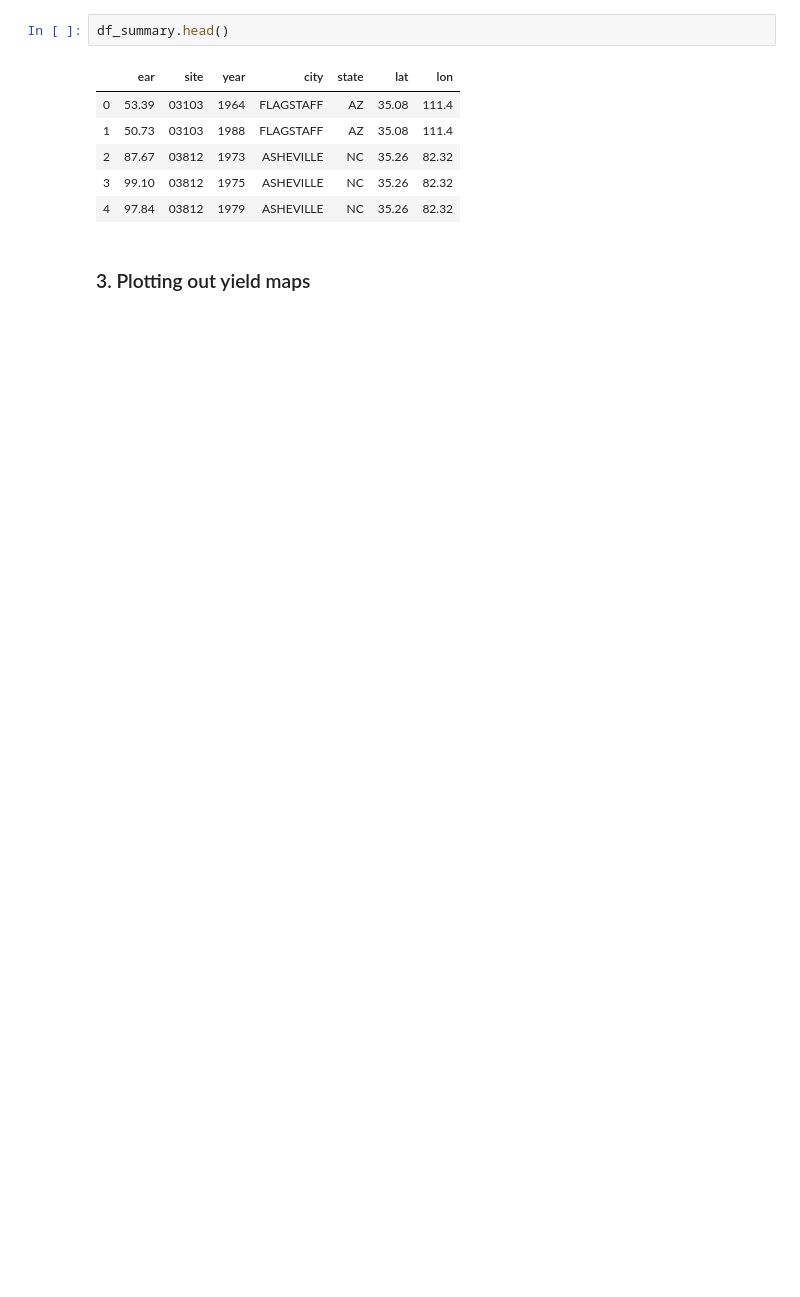
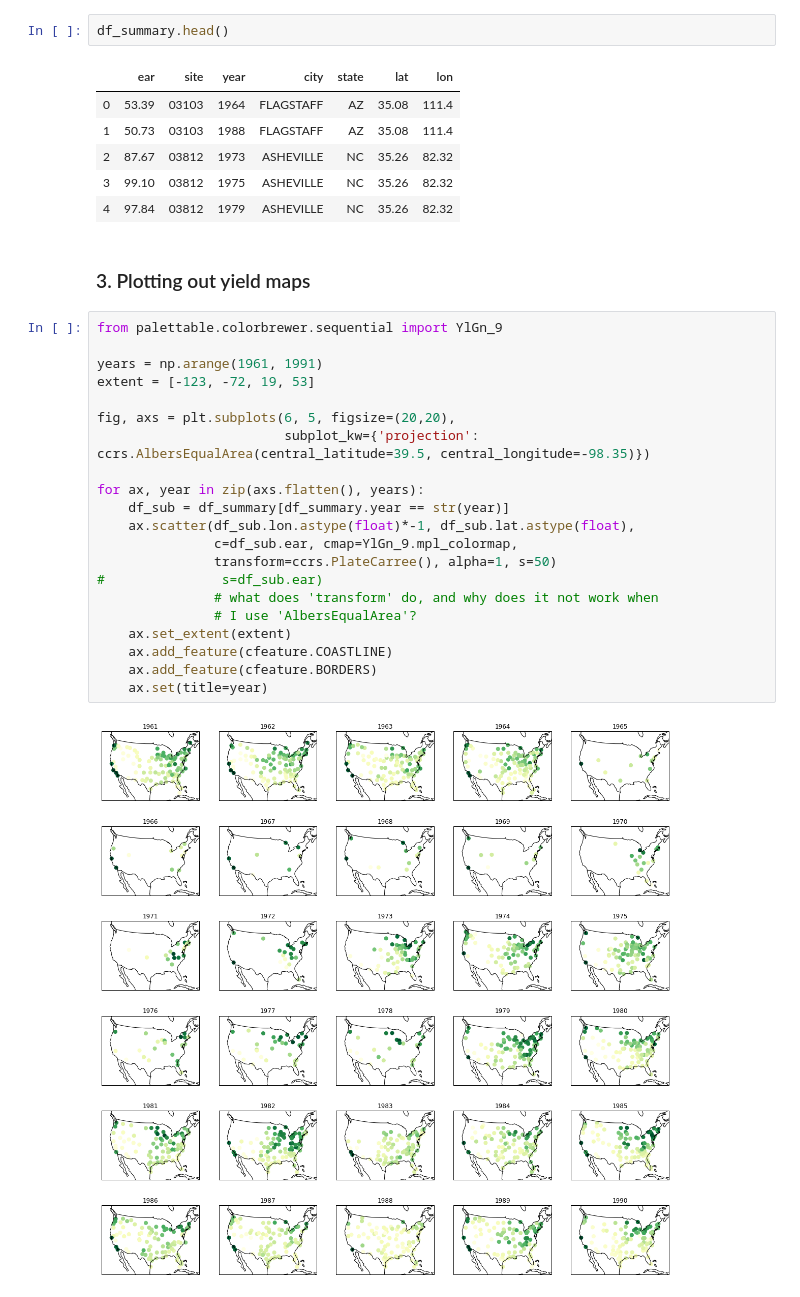
Before and after one commit to jennhsiao/upscale, a Jupyter notebook: notebooks/sim_process.ipynb, the cells around one changed output. Saved outputs shown, nothing was run; the diff lists cells and outputs as text; blank space fills up the shorter version.

```diff
--- a/notebooks/sim_process.ipynb
+++ b/notebooks/sim_process.ipynb
@@ -124,3 +138,26 @@ df_summary.head()
 | 4 | 97.84 | 03812 | 1979 | ASHEVILLE | NC | 35.26 | 82.32 |
 # %% [markdown]
 ### 3. Plotting out yield maps
+# %%
+from palettable.colorbrewer.sequential import YlGn_9
+
+years = np.arange(1961, 1991)
+extent = [-123, -72, 19, 53]
+
+fig, axs = plt.subplots(6, 5, figsize=(20,20),
+                        subplot_kw={'projection': ccrs.AlbersEqualArea(central_latitude=39.5, central_longitude=-98.35)})
+
+for ax, year in zip(axs.flatten(), years):
+    df_sub = df_summary[df_summary.year == str(year)]
+    ax.scatter(df_sub.lon.astype(float)*-1, df_sub.lat.astype(float),
+               c=df_sub.ear, cmap=YlGn_9.mpl_colormap,
+               transform=ccrs.PlateCarree(), alpha=1, s=50)
+#               s=df_sub.ear)
+               # what does 'transform' do, and why does it not work when
+               # I use 'AlbersEqualArea'?
+    ax.set_extent(extent)
+    ax.add_feature(cfeature.COASTLINE)
+    ax.add_feature(cfeature.BORDERS)
+    ax.set(title=year)
+# %% [output]
+[figure, added]
```
Also changed, not shown: parts of 9 cells of this notebook.
